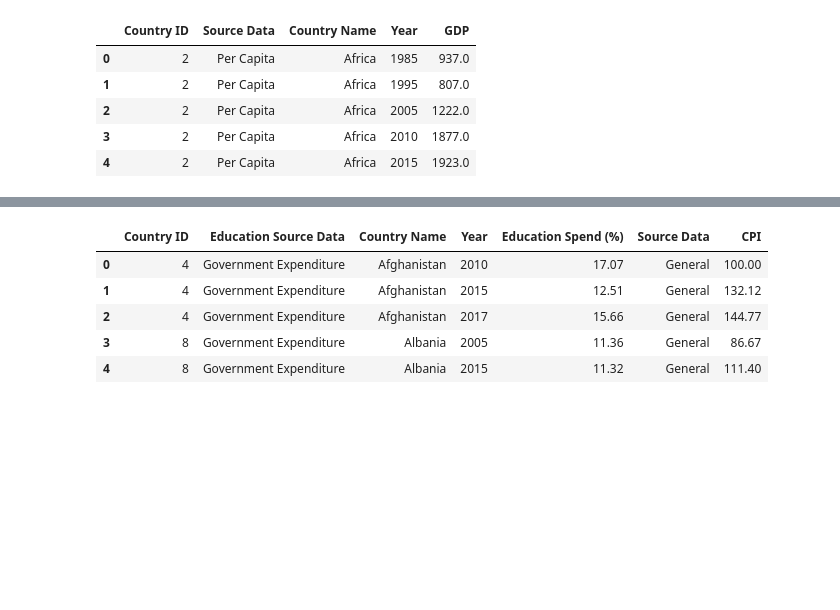
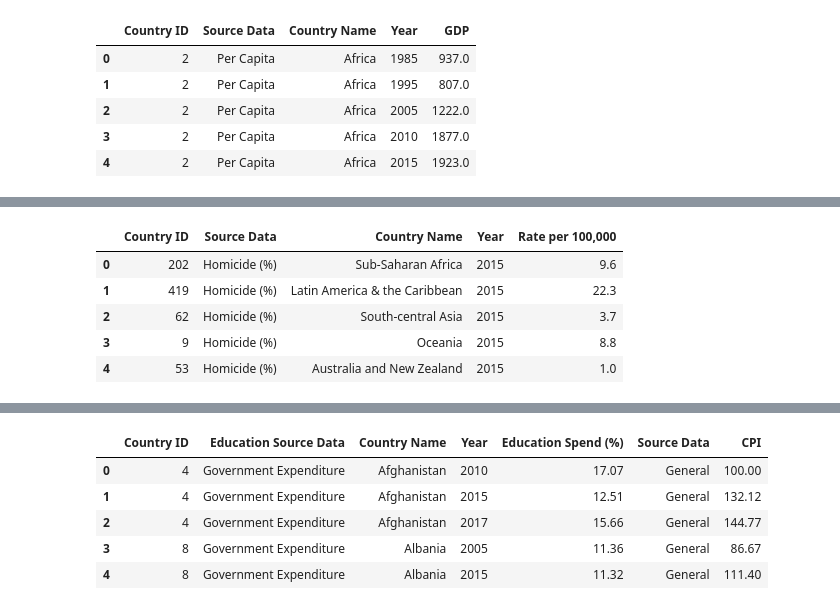
Before and after one commit to ZKeller22/UCI-Project-1-Group-6, a Jupyter notebook: project_data_clean_up.ipynb, the cells around one changed output, grey strips where cells are left out. Cells and saved outputs as stored; diff of their text form; code cells hidden in the pictures; blank space fills up the shorter version.

```diff
--- a/project_main.ipynb
+++ b/project_data_clean_up.ipynb
@@ -144,0 +195,51 @@ gdp_df.head()
+# %%
+# Read in the csv raw data file for Crime Rate
+csvfile5 = pd.read_csv("data_source/raw_data/crimes.csv", encoding='latin-1')
+
+#Convert raw data files to Data Frame
+raw5_df = pd.DataFrame(csvfile5)
+
+#Remove the first row and replace with second row
+raw5_header =  raw5_df.iloc[0]
+raw5_df = raw5_df[1:]
+raw5_df.columns = new_header
+
+#Fill in blank column header
+raw5_df.columns = raw5_df.columns.fillna('Country Name')
+
+#Convert Value to float and round
+raw5_df['Value'] = pd.to_numeric(raw5_df['Value'], errors='coerce')
+raw5_df['Year'] = raw5_df['Year'].astype(int)
+
+#Remove columns that are not needed (Source, Footnote)
+crime_df = raw5_df[['Region/Country/Area','Series', 'Country Name','Year','Value']]
+crime_df = crime_df.rename(columns={'Region/Country/Area': 'Country ID','Value': 'Rate per 100,000', 'Series': 'Source Data' })
+
+
+#Remove Country ID 1 (Totals)
+totals = crime_df[crime_df['Country ID'] == '1' ].index
+crime_df.drop(totals , inplace=True)
+
+#Rename values in Series column
+crime_df = crime_df.loc[crime_df['Source Data'].apply(lambda x: x in ['Intentional homicide rates per 100,000','Theft at the national level, rate per 100,000 population','Assault rate per 100,000 population','Robbery at the national level, rate per 100,000 population','Robbery at the national level, rate per 100,000 population','Total Sexual Violence at the national level, rate per 100,000','Kidnapping at the national level, rate per 100,000'])]
+crime_df['Source Data'] = crime_df['Source Data'].replace('Intentional homicide rates per 100,000', 'Homicide (%)')
+crime_df['Source Data'] = crime_df['Source Data'].replace('Theft at the national level, rate per 100,000 population', 'Theft (%)')
+crime_df['Source Data'] = crime_df['Source Data'].replace('Assault rate per 100,000 population', 'Assault (%)')
+crime_df['Source Data'] = crime_df['Source Data'].replace('Robbery at the national level, rate per 100,000 population', 'Robbery (%)')
+crime_df['Source Data'] = crime_df['Source Data'].replace('Total Sexual Violence at the national level, rate per 100,000', 'Sexual Violence (%)')
+crime_df['Source Data'] = crime_df['Source Data'].replace('Kidnapping at the national level, rate per 100,000', 'Kidnapping (%)')
+
+#Reset the index
+crime_df =crime_df.reset_index(drop=True)
+
+
+
+#Display the data frame
+crime_df.head()
+# %% [output]
+|  | Country ID | Source Data | Country Name | Year | Rate per 100,000 |
+| 0 | 202 | Homicide (%) | Sub-Saharan Africa | 2015 | 9.6 |
+| 1 | 419 | Homicide (%) | Latin America & the Caribbean | 2015 | 22.3 |
+| 2 | 62 | Homicide (%) | South-central Asia | 2015 | 3.7 |
+| 3 | 9 | Homicide (%) | Oceania | 2015 | 8.8 |
+| 4 | 53 | Homicide (%) | Australia and New Zealand | 2015 | 1.0 |
```
Also changed, not shown: parts of 23 cells of this notebook.
